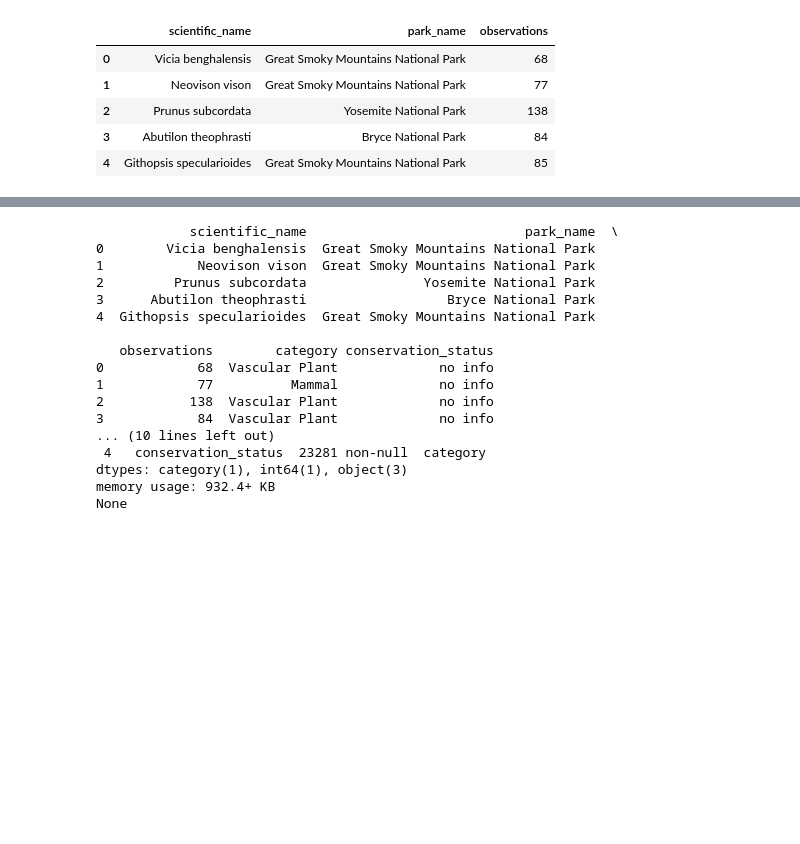
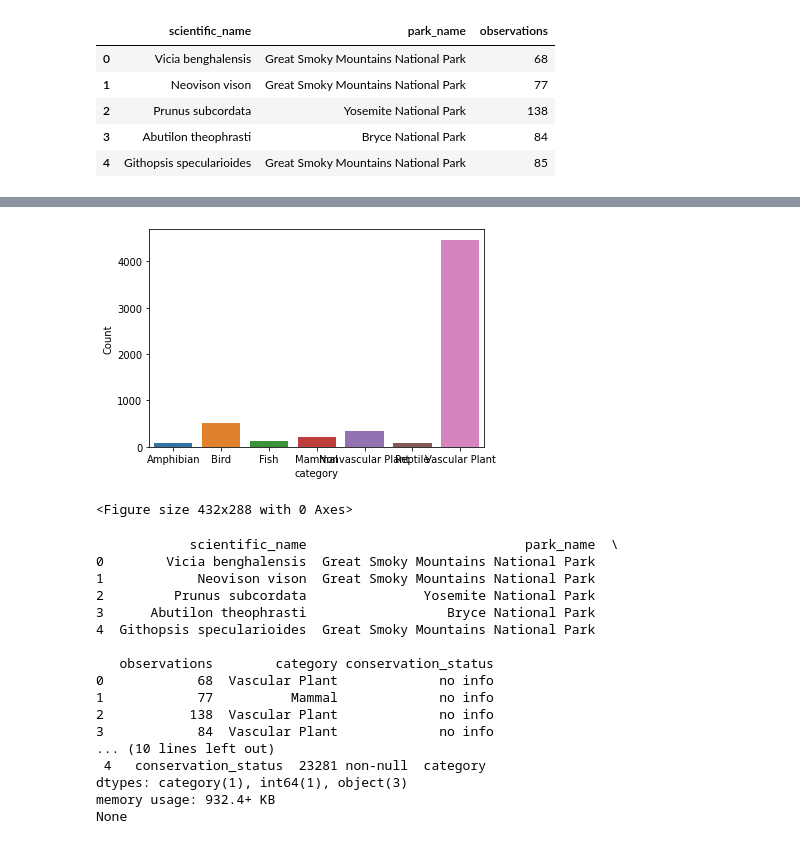
Before and after one commit to R0go/BioDiversity, a Jupyter notebook: biodiversity.ipynb, the cells around one changed output, grey strips where cells are left out. Cells and saved outputs as stored; diff of their text form; code cells hidden in the pictures; blank space fills up the shorter version.

Commit message:
Analyzed species per category

```diff
--- a/biodiversity.ipynb
+++ b/biodiversity.ipynb
@@ -110,3 +110,11 @@ Index(['category', 'scientific_name', 'common_names', 'conservation_status'], dt
 | 489 | 2329 | Vascular Plant | Vulpia bromoides | Fescue | Species of no concern | True |
 | 111 | 3231 | Bird | Vireo solitarius | Blue-Headed Vireo | Species of no concern | True |
 | 398 | 328 | Bird | Vireo solitarius | Blue-Headed Vireo, Solitary Vireo | Species of no concern | True |
+# %%
+def kingdom_check(x):
+    if x in ['Vascular Plant', 'Nonvascular Plant']:
+        return 'Plant'
+    else:
+        return 'Animal'
+species_info['Kingdom'] = species_info.category.apply(kingdom_check)
+species_info.head()
@@ -163,0 +179,6 @@ True
+# %%
+species_info.shape[0]
+species_grouping = species_info.groupby('category').size().reset_index()
+species_grouping.columns= ['category', 'Count']
+species_grouping['Percentage'] = species_grouping.Count / species_info.shape[0] * 100
+species_grouping
@@ -164,3 +194,10 @@ True
+# %%
+sns.barplot(data=species_grouping, x="category", y='Count')
+plt.show()
+plt.clf()
+# %% [output]
+[figure, added]
+<Figure size 432x288 with 0 Axes>
 # %%
 all_data = pd.merge(
     left = observations,
```
Also changed, not shown: parts of 5 cells of this notebook, 1 other file.
